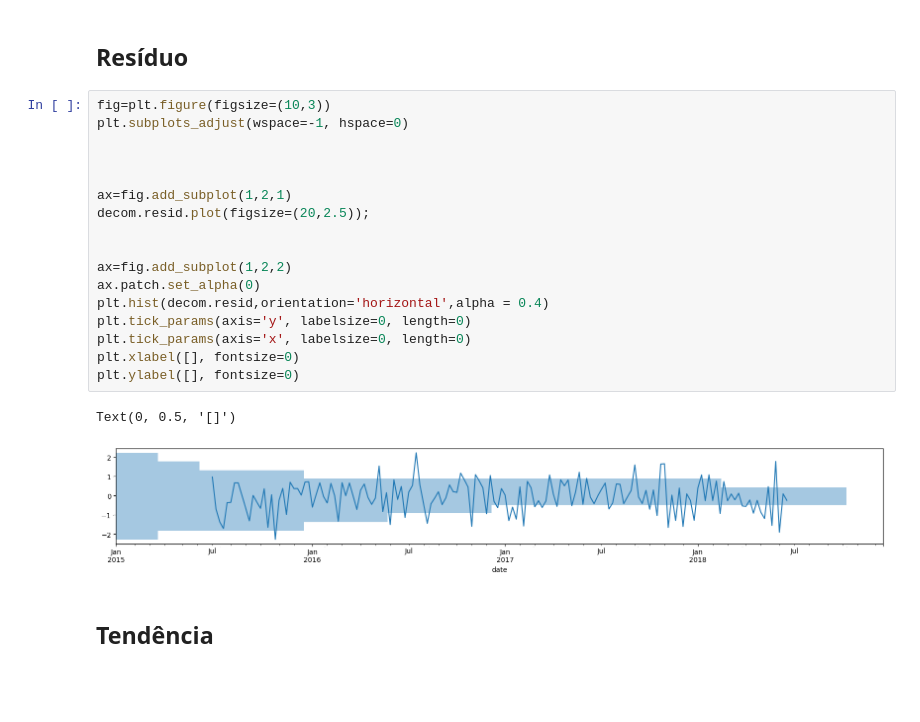
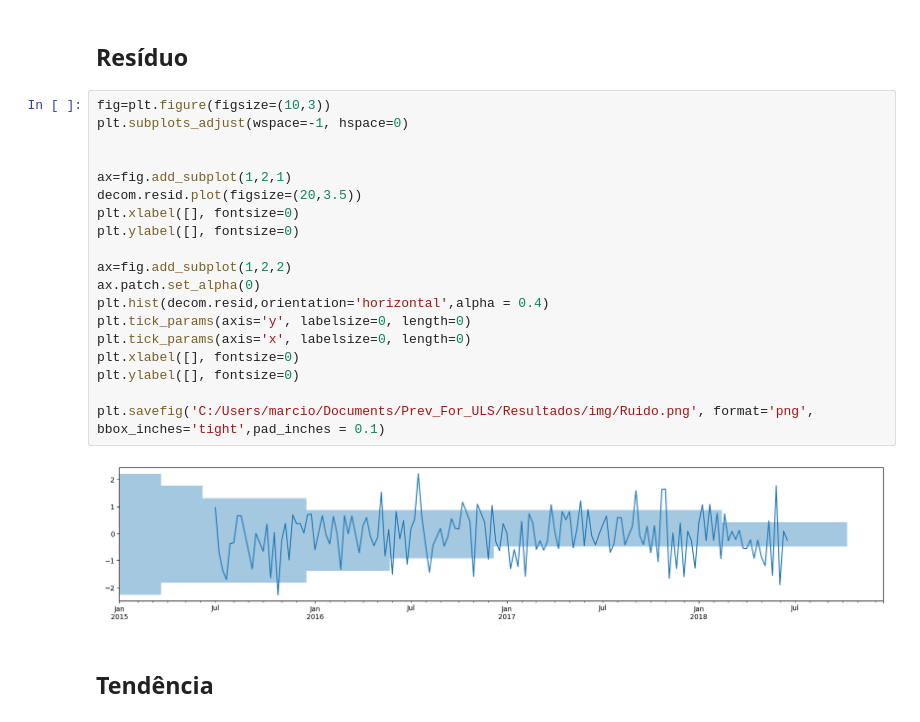
Before and after one commit to MarcioB1999/Prev_For_ULS, a Jupyter notebook: Gerador_demandas/visao_geral.ipynb, the cells around one changed output. Saved outputs shown, nothing was run; the diff lists cells and outputs as text; blank space fills up the shorter version.

```diff
--- a/Gerador_demandas/visao_geral.ipynb
+++ b/Gerador_demandas/visao_geral.ipynb
@@ -89,22 +95,23 @@ data.diff().groupby(data.index.month).mean().plot(kind='bar')
 # %%
 fig=plt.figure(figsize=(10,3))
 plt.subplots_adjust(wspace=-1, hspace=0)
 
 
-
 ax=fig.add_subplot(1,2,1)
-decom.resid.plot(figsize=(20,2.5));
-
+decom.resid.plot(figsize=(20,3.5))
+plt.xlabel([], fontsize=0)
+plt.ylabel([], fontsize=0)
 
 ax=fig.add_subplot(1,2,2)
 ax.patch.set_alpha(0)
 plt.hist(decom.resid,orientation='horizontal',alpha = 0.4)
 plt.tick_params(axis='y', labelsize=0, length=0)
 plt.tick_params(axis='x', labelsize=0, length=0)
 plt.xlabel([], fontsize=0)
 plt.ylabel([], fontsize=0)
+
+plt.savefig('C:/Users/marcio/Documents/Prev_For_ULS/Resultados/img/Ruido.png', format='png', bbox_inches='tight',pad_inches = 0.1)
 # %% [output]
-Text(0, 0.5, '[]')
-[figure, old version]
+[figure, new version]
 # %% [markdown]
 ## Tendência
```
Also changed, not shown: parts of 7 cells of this notebook, 16 other files.
